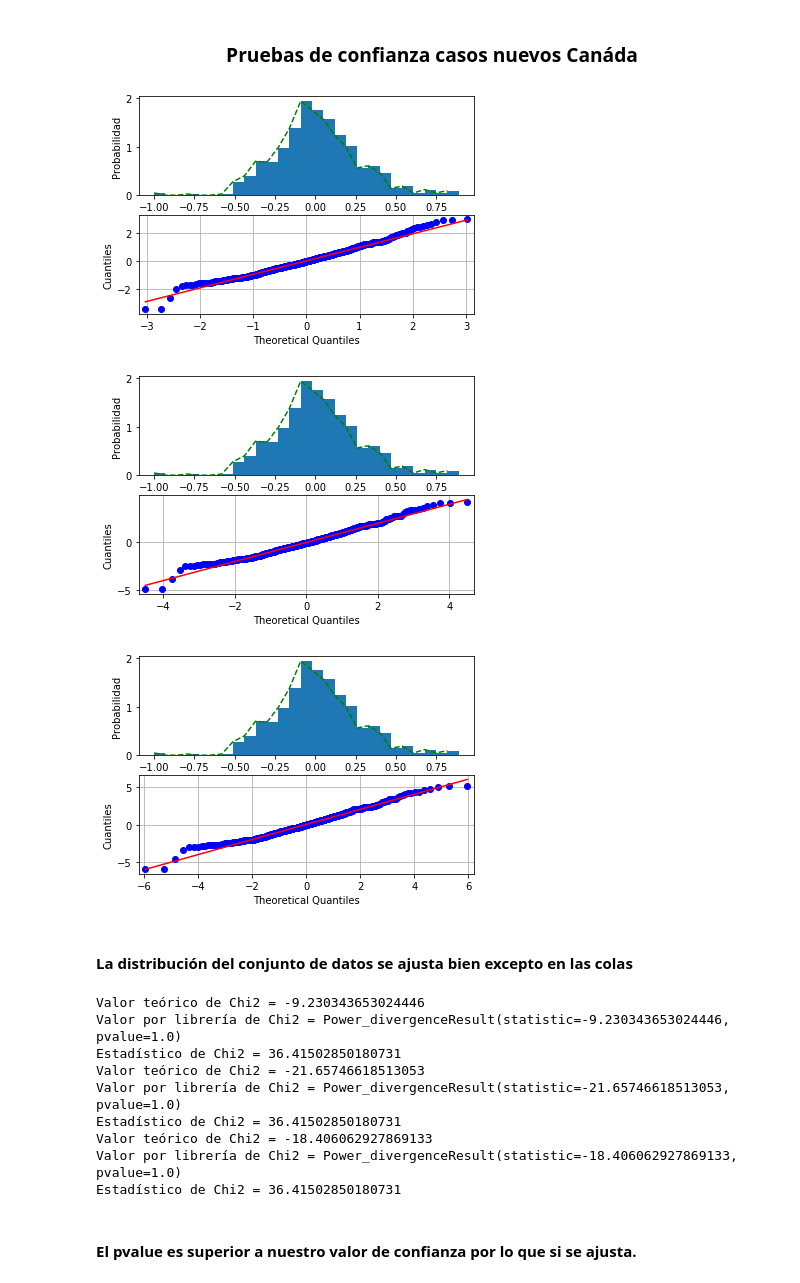
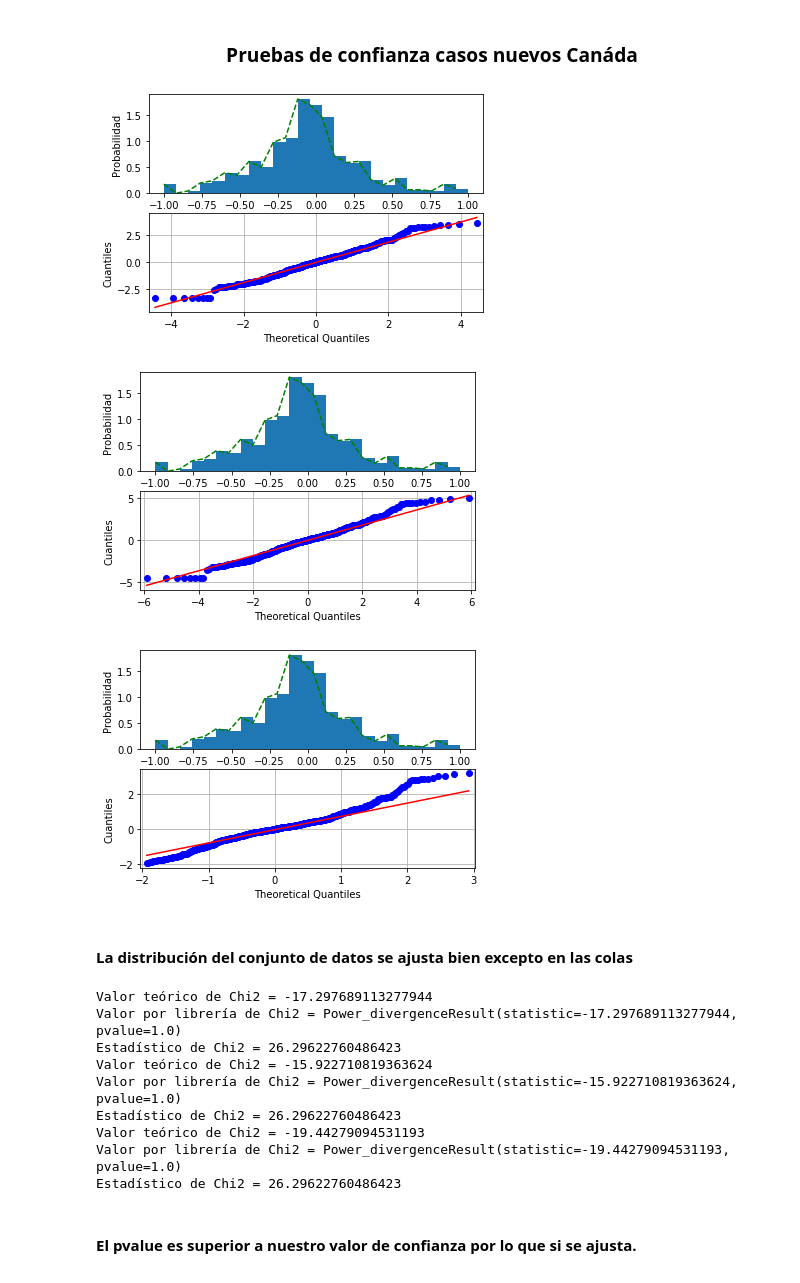
Before and after one commit to danielamichel/Proyecto1_DMichel_ADurrmuller, a Jupyter notebook: Proyecto_ASDurrmuller_DMichel.ipynb, the cells around one changed output. Cells and saved outputs as stored; diff of their text form; code cells hidden in the pictures.

```diff
--- a/Proyecto_ASDurrmuller_DMichel.ipynb
+++ b/Proyecto_ASDurrmuller_DMichel.ipynb
@@ -440,11 +440,11 @@ best3
 # %%
 # prueba cuantil-cuantil
 for i in range(3):
-    qq (casos_totales_ita, best3[i*2], best3[i*2+1])
+    qq (casos_totales_can, best3[i*2], best3[i*2+1])
 # %% [output]
-[figure, old version]
+[figure, new version]
-[figure, old version]
+[figure, new version]
-[figure, old version]
+[figure, new version]
 # %% [markdown]
 #### La distribución del conjunto de datos se ajusta bien excepto en las colas
 # %%
@@ -452,15 +452,15 @@ for i in range(3):
 for i in range(3):
     chi2(best3[i*2], best3[i*2+1], freq, x_hist)
 # %% [output]
-Valor teórico de Chi2 = -9.230343653024446
-Valor por librería de Chi2 = Power_divergenceResult(statistic=-9.230343653024446, pvalue=1.0)
-Estadístico de Chi2 = 36.41502850180731
-Valor teórico de Chi2 = -21.65746618513053
-Valor por librería de Chi2 = Power_divergenceResult(statistic=-21.65746618513053, pvalue=1.0)
-Estadístico de Chi2 = 36.41502850180731
-Valor teórico de Chi2 = -18.406062927869133
-Valor por librería de Chi2 = Power_divergenceResult(statistic=-18.406062927869133, pvalue=1.0)
-Estadístico de Chi2 = 36.41502850180731
+Valor teórico de Chi2 = -17.297689113277944
+Valor por librería de Chi2 = Power_divergenceResult(statistic=-17.297689113277944, pvalue=1.0)
+Estadístico de Chi2 = 26.29622760486423
+Valor teórico de Chi2 = -15.922710819363624
+Valor por librería de Chi2 = Power_divergenceResult(statistic=-15.922710819363624, pvalue=1.0)
+Estadístico de Chi2 = 26.29622760486423
+Valor teórico de Chi2 = -19.44279094531193
+Valor por librería de Chi2 = Power_divergenceResult(statistic=-19.44279094531193, pvalue=1.0)
+Estadístico de Chi2 = 26.29622760486423
 # %% [markdown]
 #### El pvalue  es superior a nuestro valor de confianza por lo que si se ajusta.
 # %%
```
Also changed, not shown: parts of 3 cells of this notebook.
